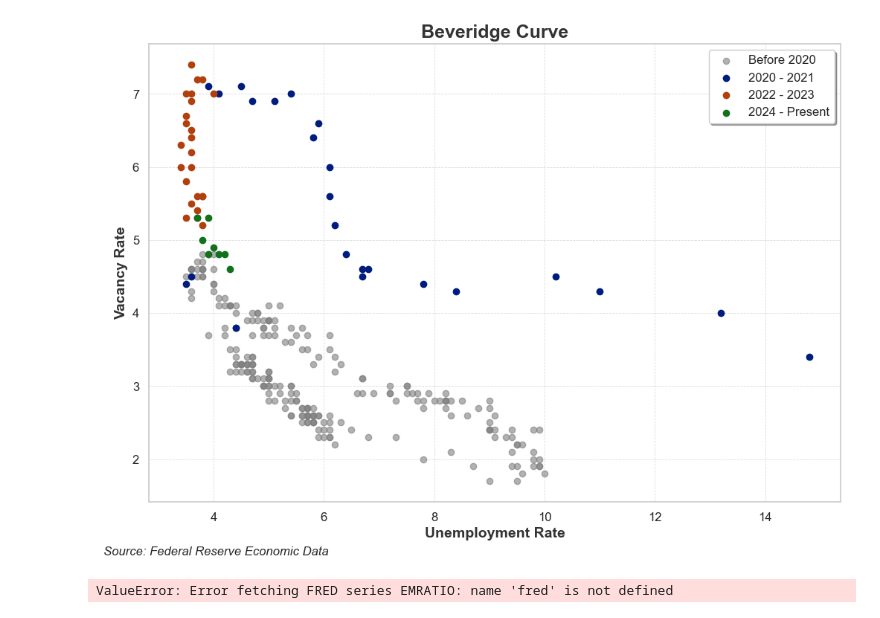
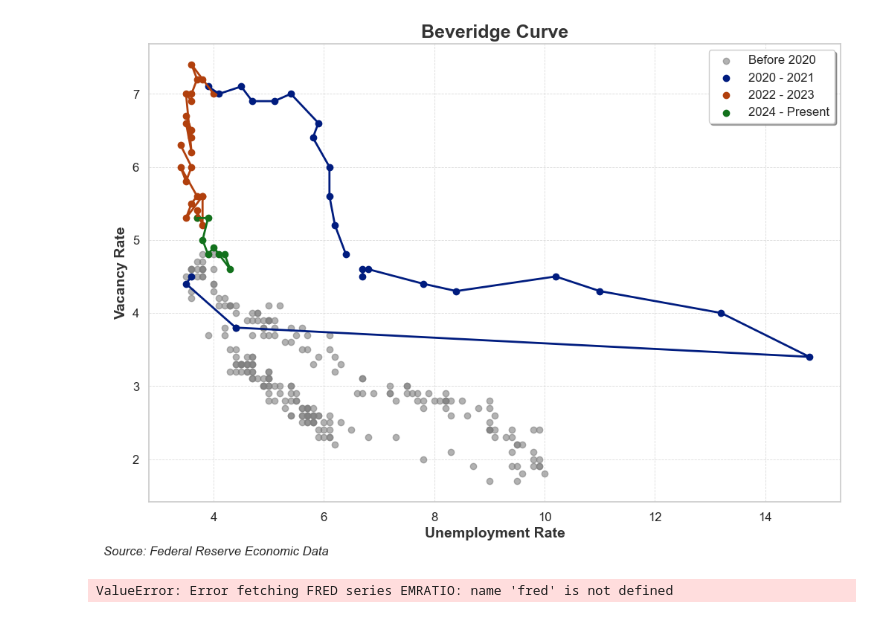
Before and after one commit to AkeBoss-tech/FEDChallenge, a Jupyter notebook: main.ipynb, the cells around one changed output. Saved outputs shown, nothing was run; the diff lists cells and outputs as text; code cells hidden in the pictures.

```diff
--- a/main.ipynb
+++ b/main.ipynb
@@ -23,7 +23,8 @@ import numpy as np
 
 # Function to plot scatter plot using FRED or BLS data
 def plot_scatter(series_dict, title, legend_text_generator, from_date='2000-01-01', x_label='Unemployment Rate',
-                 y_label='Vacancy Rate', year_cutoff=2022, legend_loc='upper right', custom_text='Source: Federal Reserve Economic Data'):
+                 y_label='Vacancy Rate', year_cutoff=2022, legend_loc='upper right', custom_text='Source: Federal Reserve Economic Data',
+                 add_line=False):
     # Initialize an empty DataFrame for merging
     merged_df = pd.DataFrame()
 
@@ -82,41 +83,51 @@ def plot_scatter(series_dict, title, legend_text_generator, from_date='2000-01-0
         year = int(unique_years[idx])
         year_data = after_cutoff[after_cutoff['Year'] == year]
         plt.scatter(year_data[f'Value_0'], year_data[f'Value_1'], label=f'{year} - {year + 1 if year != 2024 else "Present"}', color=colors[int(idx / 2)])
+        if add_line:
+            plt.plot(year_data[f'Value_0'], year_data[f'Value_1'],
+                color=colors[int(idx / 2)],
+                linewidth=2)  # You can adjust the linewidth as needed
+
         year_data = after_cutoff[after_cutoff['Year'] == year + 1]
         plt.scatter(year_data[f'Value_0'], year_data[f'Value_1'], color=colors[int(idx / 2)])
+
+        if add_line:
+            plt.plot(year_data[f'Value_0'], year_data[f'Value_1'],
+                color=colors[int(idx / 2)],
+                linewidth=2)  # You can adjust the linewidth as needed
 
     # Add labels and title
     plt.title(title, fontsize=18, weight='bold', color='#333333')
     plt.xlabel(x_label, fontsize=14, weight='bold', color='#333333')
     plt.ylabel(y_label, fontsize=14, weight='bold', color='#333333')
 
     # Rotate x-axis labels for better readability
     plt.xticks(fontsize=12)
     plt.yticks(fontsize=12)
 
     # Add a grid
     plt.grid(True, linestyle='--', linewidth=0.6, alpha=0.7)
 
     # Add a legend
     plt.legend(loc=legend_loc, frameon=True, fontsize=12, fancybox=True, shadow=True)
 
     # Add a footer with source information
     plt.figtext(0.2, 0.02, custom_text, ha="center", fontsize=12, style='italic')
 
     # Display the plot
     plt.show()
 
 # Example to test the function with mock data
 series_dict = {
     'UNRATE': 'FRED',   # Unemployment rate data
     'JTSJOR': 'FRED',  # Vacancy rate data
 }
 
 legend_text_generator = ['Vacancy Rate (JTSJOR)', 'Unemployment Rate (UNRATE)']
 
-plot_scatter(series_dict, "Beveridge Curve", legend_text_generator, year_cutoff=2020)
+plot_scatter(series_dict, "Beveridge Curve", legend_text_generator, year_cutoff=2020, add_line=True)
 # %% [output]
-[figure, old version]
+[figure, new version]
 # %%
 import pandas as pd
 import seaborn as sns
```
Also changed, not shown: 2 other files.
